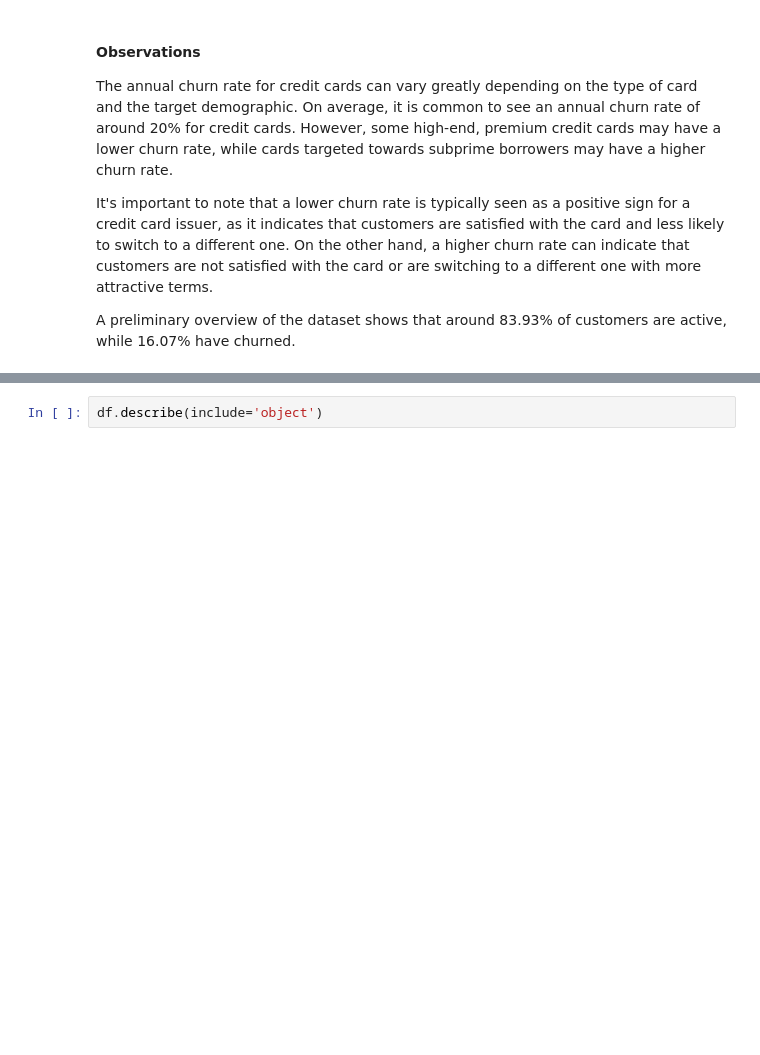
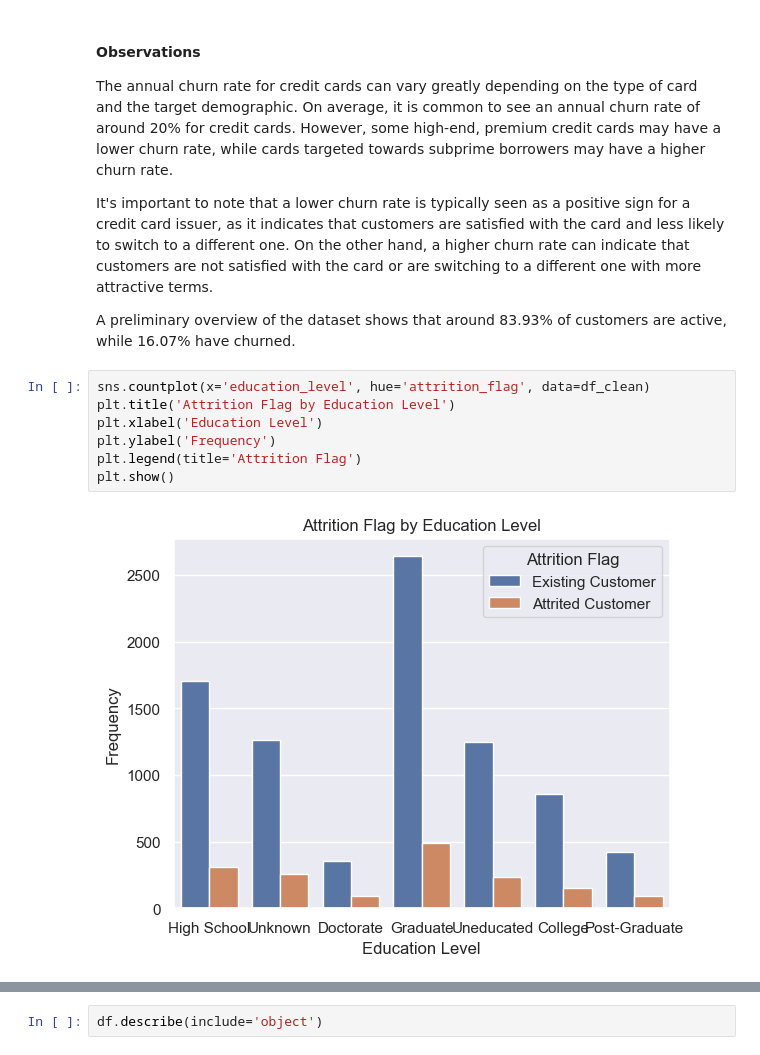
Before and after one commit to facf00/Credit-Card---Churn-Rate, a Jupyter notebook: Credit_card_churn.ipynb, the cells around one changed output, grey strips where cells are left out. Cells and saved outputs as stored; diff of their text form; blank space fills up the shorter version.

```diff
--- a/Credit_card_churn.ipynb
+++ b/Credit_card_churn.ipynb
@@ -167,3 +174,12 @@ The annual churn rate for credit cards can vary greatly depending on the type of
 It's important to note that a lower churn rate is typically seen as a positive sign for a credit card issuer, as it indicates that customers are satisfied with the card and less likely to switch to a different one. On the other hand, a higher churn rate can indicate that customers are not satisfied with the card or are switching to a different one with more attractive terms.
 
 A preliminary overview of the dataset shows that around 83.93% of customers are active, while 16.07% have churned.
+# %%
+sns.countplot(x='education_level', hue='attrition_flag', data=df_clean)
+plt.title('Attrition Flag by Education Level')
+plt.xlabel('Education Level')
+plt.ylabel('Frequency')
+plt.legend(title='Attrition Flag')
+plt.show()
+# %% [output]
+[figure, added]
```
Also changed, not shown: parts of 35 cells of this notebook, 7 other files.
